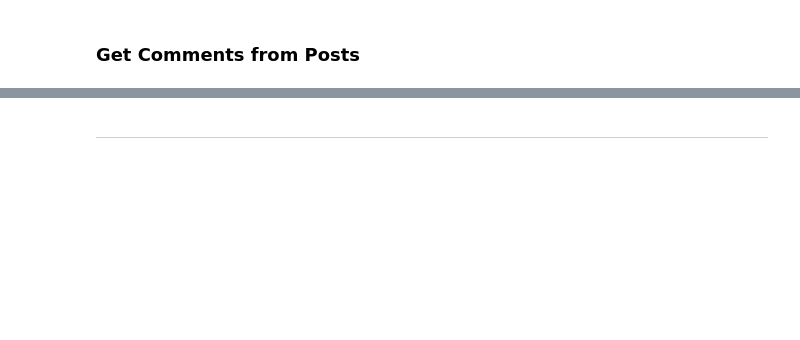
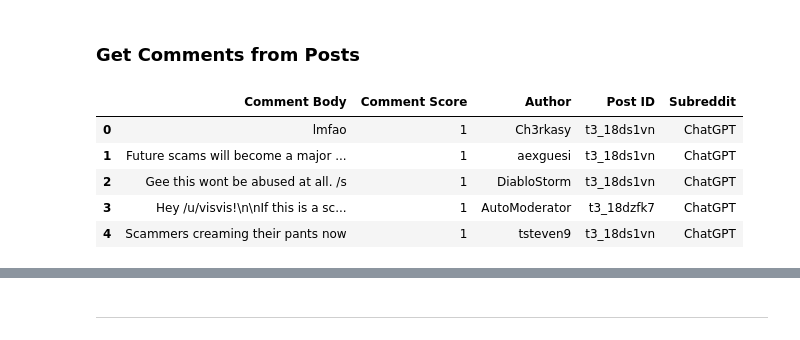
Before and after one commit to mindyng/2023-Business-Projects, a Jupyter notebook: sentiment-analysis-on-llm-chatbots.ipynb, the cells around one changed output, grey strips where cells are left out. Saved outputs shown, nothing was run; the diff lists cells and outputs as text; code cells hidden in the pictures; blank space fills up the shorter version.

```diff
--- a/sentiment-analysis-on-llm-chatbots.ipynb
+++ b/sentiment-analysis-on-llm-chatbots.ipynb
@@ -371,27 +386,34 @@ df.sample(5)
 # %%
 # chatgpt_subreddit = reddit.subreddit('ChatGPT')
 
-# # Retrieve comments from the subreddit
-# comments = chatgpt_subreddit.comments(limit=900)
+# Retrieve comments from the subreddit
+comments = chatgpt_subreddit.comments(limit=900)
 
-# # Create a list to store the comment data
-# comment_data = []
+# Create a list to store the comment data
+comment_data = []
 
-# # Iterate over the comments and extract relevant information
-# for comment in comments:
-#     comment_data.append({
-#         'Comment Body': comment.body,
-#         'Comment Score': comment.score,
-#         'Author': comment.author,
-#         'Post ID': comment.link_id,
-#         'Subreddit': comment.subreddit.display_name
-#     })
+# Iterate over the comments and extract relevant information
+for comment in comments:
+    comment_data.append({
+        'Comment Body': comment.body,
+        'Comment Score': comment.score,
+        'Author': comment.author,
+        'Post ID': comment.link_id,
+        'Subreddit': comment.subreddit.display_name
+    })
 
-# # Create a DataFrame from the comment data
-# comments_df = pd.DataFrame(comment_data)
+# Create a DataFrame from the comment data
+comments_df = pd.DataFrame(comment_data)
 
-# # Print the resulting DataFrame
-# comments_df.head()
+# Print the resulting DataFrame
+comments_df.head()
+# %% [output]
+|  | Comment Body | Comment Score | Author | Post ID | Subreddit |
+| 0 | lmfao | 1 | Ch3rkasy | t3_18ds1vn | ChatGPT |
+| 1 | Future scams will become a major ... | 1 | aexguesi | t3_18ds1vn | ChatGPT |
+| 2 | Gee this wont be abused at all. /s | 1 | DiabloStorm | t3_18ds1vn | ChatGPT |
+| 3 | Hey /u/visvis!\n\nIf this is a sc... | 1 | AutoModerator | t3_18dzfk7 | ChatGPT |
+| 4 | Scammers creaming their pants now | 1 | tsteven9 | t3_18ds1vn | ChatGPT |
 # %%
 # get top level comments from posts that have the most Post Score
 
```
Also changed, not shown: parts of 14 cells of this notebook.
